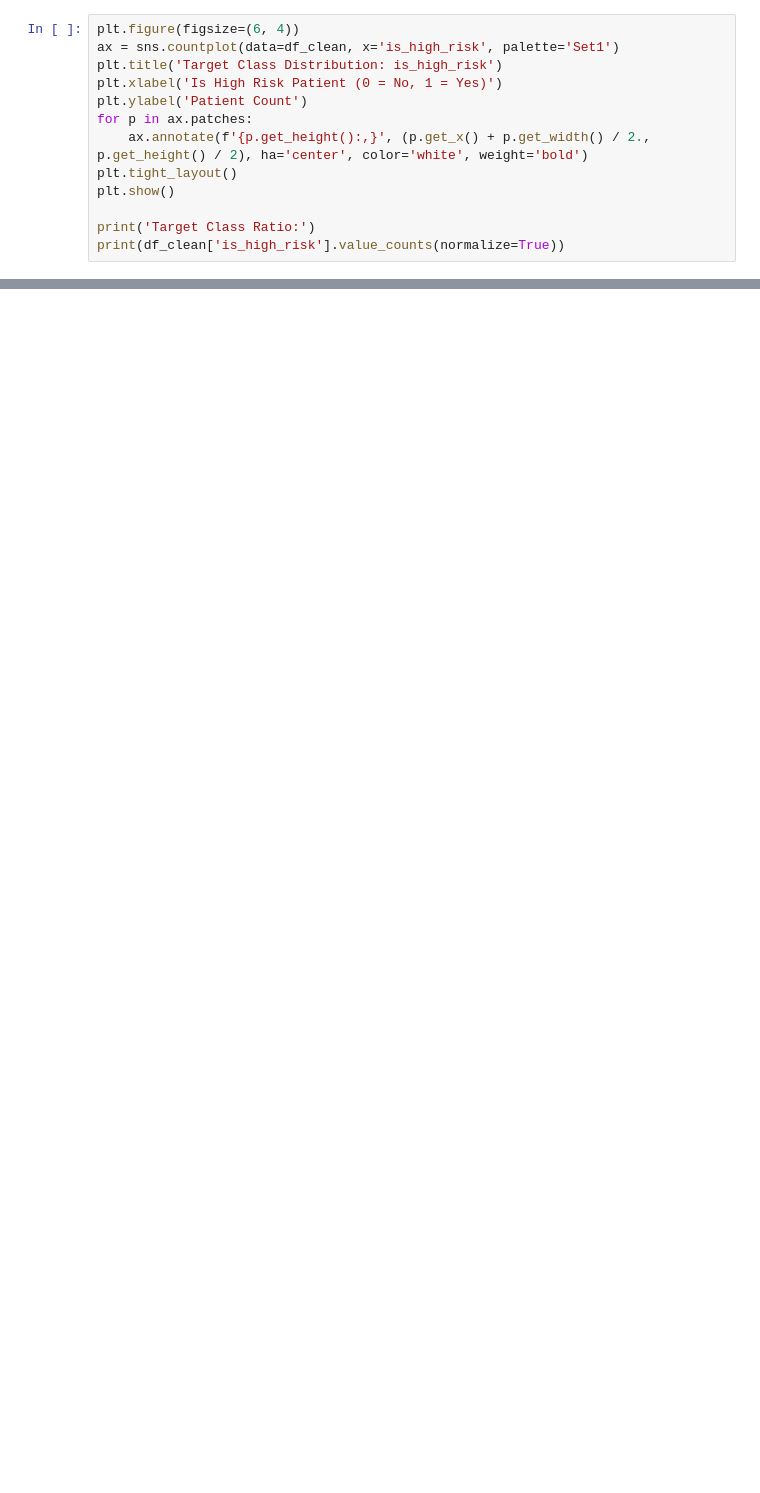
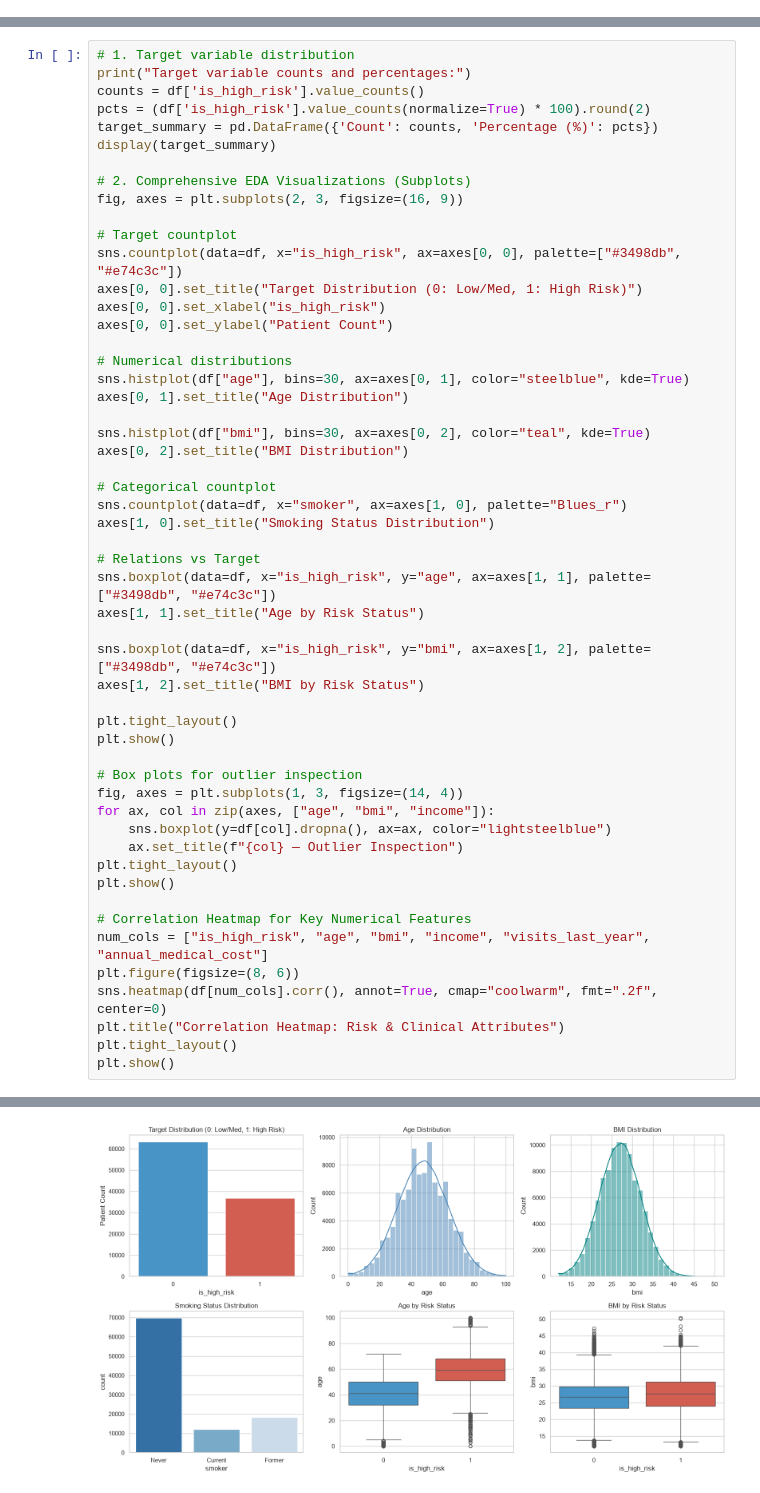
Before and after one commit to hemu1196/Healthcare-Insurance-Cost-Prediction, a Jupyter notebook: notebooks/classification.ipynb, the cells around one changed output, grey strips where cells are left out. Cells and saved outputs as stored; diff of their text form; blank space fills up the shorter version.

```diff
--- a/notebooks/classification.ipynb
+++ b/notebooks/classification.ipynb
@@ -151,13 +0,0 @@ We visualize target class distribution (`is_high_risk`) and key clinical predict
-# %%
-plt.figure(figsize=(6, 4))
-ax = sns.countplot(data=df_clean, x='is_high_risk', palette='Set1')
-plt.title('Target Class Distribution: is_high_risk')
-plt.xlabel('Is High Risk Patient (0 = No, 1 = Yes)')
-plt.ylabel('Patient Count')
-for p in ax.patches:
-    ax.annotate(f'{p.get_height():,}', (p.get_x() + p.get_width() / 2., p.get_height() / 2), ha='center', color='white', weight='bold')
-plt.tight_layout()
-plt.show()
-
-print('Target Class Ratio:')
-print(df_clean['is_high_risk'].value_counts(normalize=True))
@@ -518,0 +150,54 @@ df_summary_cls.T
+# %%
+# 1. Target variable distribution
+print("Target variable counts and percentages:")
+counts = df['is_high_risk'].value_counts()
+pcts = (df['is_high_risk'].value_counts(normalize=True) * 100).round(2)
+target_summary = pd.DataFrame({'Count': counts, 'Percentage (%)': pcts})
+display(target_summary)
+
+# 2. Comprehensive EDA Visualizations (Subplots)
+fig, axes = plt.subplots(2, 3, figsize=(16, 9))
+
+# Target countplot
+sns.countplot(data=df, x="is_high_risk", ax=axes[0, 0], palette=["#3498db", "#e74c3c"])
+axes[0, 0].set_title("Target Distribution (0: Low/Med, 1: High Risk)")
+axes[0, 0].set_xlabel("is_high_risk")
+axes[0, 0].set_ylabel("Patient Count")
+
+# Numerical distributions
+sns.histplot(df["age"], bins=30, ax=axes[0, 1], color="steelblue", kde=True)
+axes[0, 1].set_title("Age Distribution")
+
+sns.histplot(df["bmi"], bins=30, ax=axes[0, 2], color="teal", kde=True)
+axes[0, 2].set_title("BMI Distribution")
+
+# Categorical countplot
+sns.countplot(data=df, x="smoker", ax=axes[1, 0], palette="Blues_r")
+axes[1, 0].set_title("Smoking Status Distribution")
+
+# Relations vs Target
+sns.boxplot(data=df, x="is_high_risk", y="age", ax=axes[1, 1], palette=["#3498db", "#e74c3c"])
+axes[1, 1].set_title("Age by Risk Status")
+
+sns.boxplot(data=df, x="is_high_risk", y="bmi", ax=axes[1, 2], palette=["#3498db", "#e74c3c"])
+axes[1, 2].set_title("BMI by Risk Status")
+
+plt.tight_layout()
+plt.show()
+
+# Box plots for outlier inspection
+fig, axes = plt.subplots(1, 3, figsize=(14, 4))
+for ax, col in zip(axes, ["age", "bmi", "income"]):
+    sns.boxplot(y=df[col].dropna(), ax=ax, color="lightsteelblue")
+    ax.set_title(f"{col} — Outlier Inspection")
+plt.tight_layout()
+plt.show()
+
+# Correlation Heatmap for Key Numerical Features
+num_cols = ["is_high_risk", "age", "bmi", "income", "visits_last_year", "annual_medical_cost"]
+plt.figure(figsize=(8, 6))
+sns.heatmap(df[num_cols].corr(), annot=True, cmap="coolwarm", fmt=".2f", center=0)
+plt.title("Correlation Heatmap: Risk & Clinical Attributes")
+plt.tight_layout()
+plt.show()
+# %% [output]
@@ -518,0 +219 @@ df_summary_cls.T
+[figure, added]
```
Also changed, not shown: parts of 104 cells of this notebook, 25 other files.
